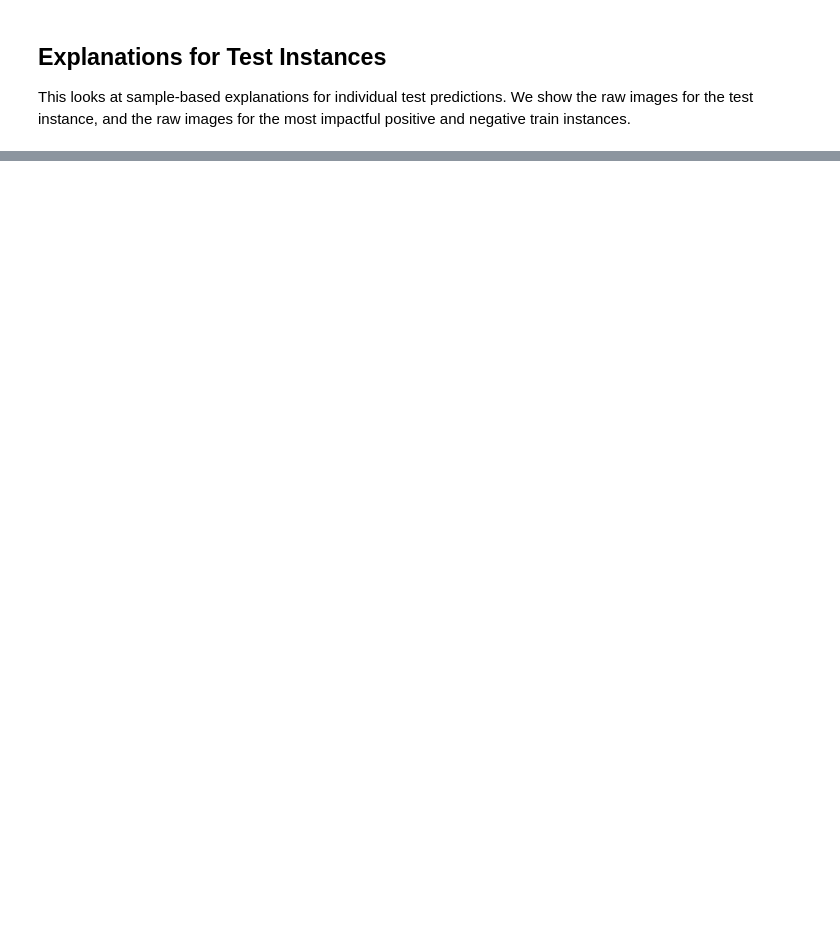
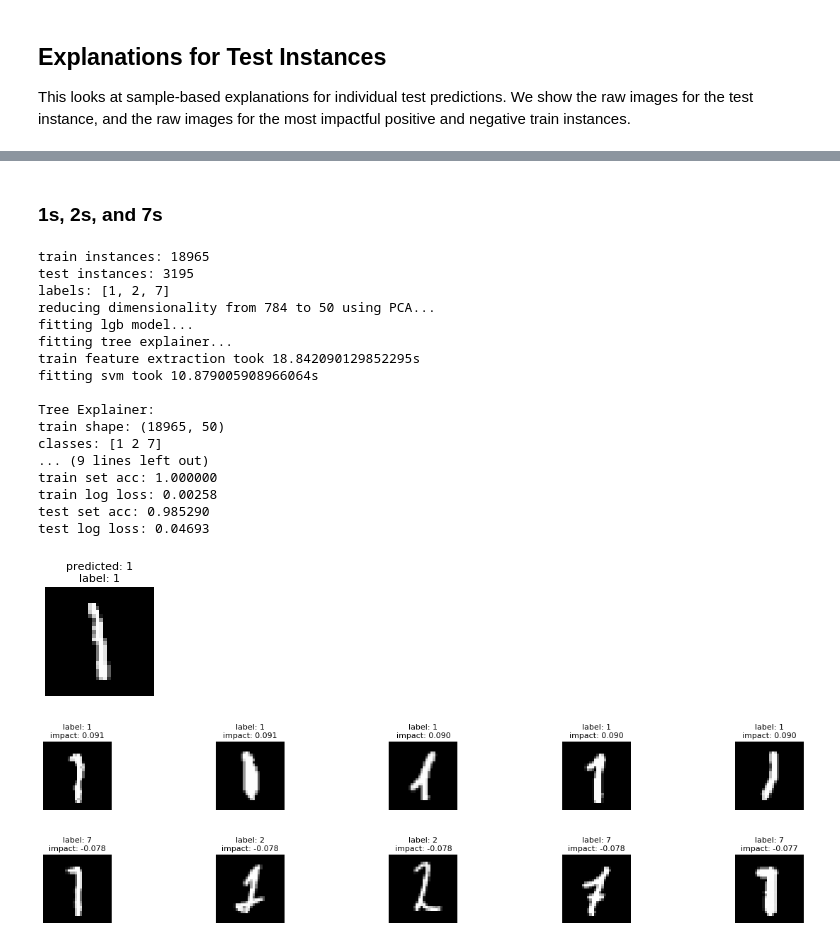
Before and after one commit to jjbrophy47/trex, a Jupyter notebook: experiments/notebooks/explanation_mnist.ipynb, the cells around one changed output, grey strips where cells are left out. Drawn from its saved outputs; the diff is of its cells as text; code cells hidden in the pictures; blank space fills up the shorter version.

```diff
--- a/experiments/notebooks/explanation_mnist.ipynb
+++ b/experiments/notebooks/explanation_mnist.ipynb
@@ -62,0 +85,25 @@ computing impact from train instances took 0.0024709701538085938s
+# %% [markdown]
+### 1s, 2s, and 7s
+# %%
+prediction_explanation(model='lgb', encoding='tree_output', dataset='mnist_127', random_state=8, topk_train=5, data_dir=data_dir)
+# %% [output]
+train instances: 18965
+test instances: 3195
+labels: [1, 2, 7]
+reducing dimensionality from 784 to 50 using PCA...
+fitting lgb model...
+fitting tree explainer...
+train feature extraction took 18.842090129852295s
+fitting svm took 10.879005908966064s
+
+Tree Explainer:
+train shape: (18965, 50)
+classes: [1 2 7]
+... (9 lines left out)
+train set acc: 1.000000
+train log loss: 0.00258
+test set acc: 0.985290
+test log loss: 0.04693
+[figure, added]
+[figure, added]
+[figure, added]
```
Also changed, not shown: parts of 8 cells of this notebook, 3 other files.
